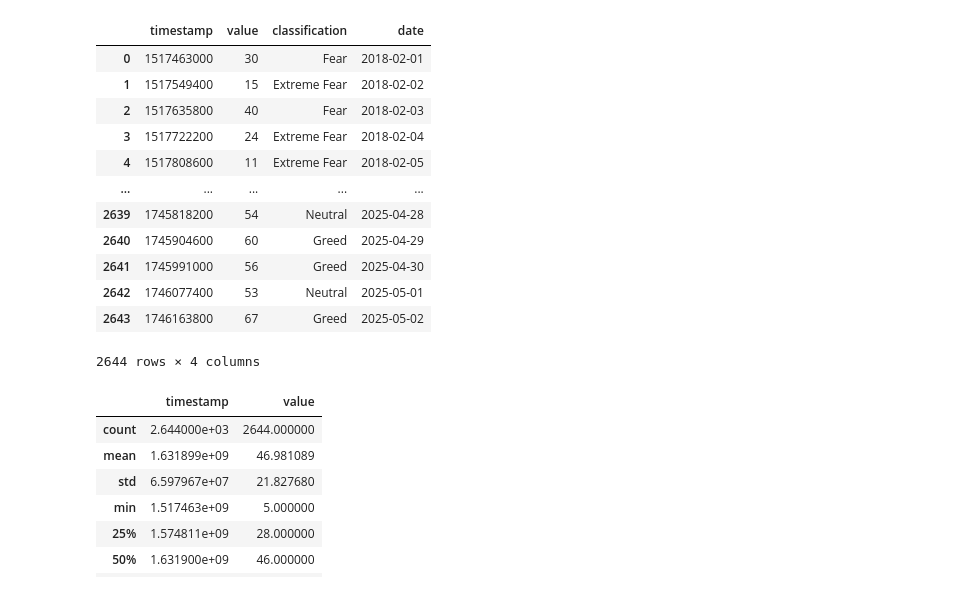
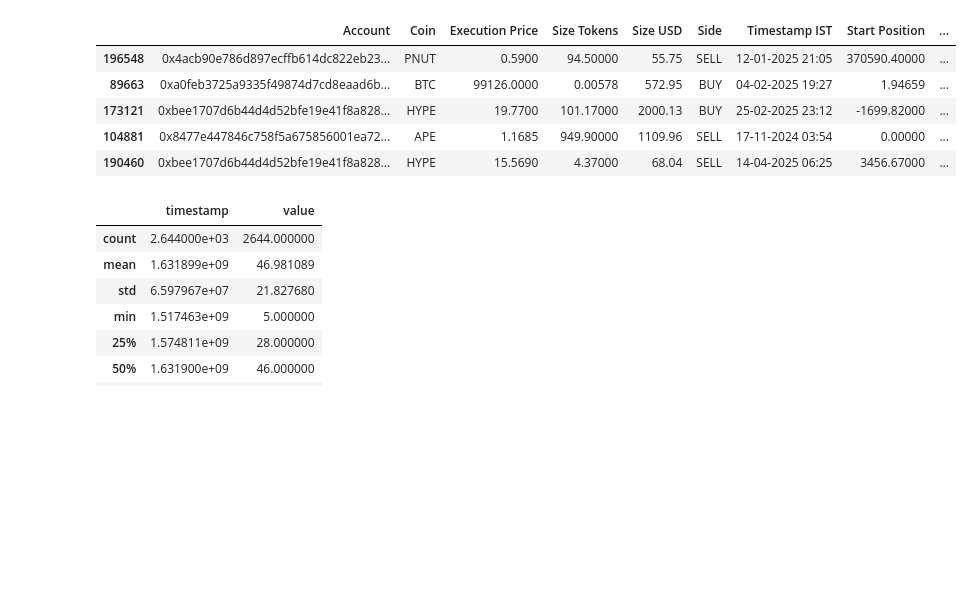
Before and after one commit to Krishsharmacse/Prime-Trade-AI, a Jupyter notebook: experiment.ipynb, the cells around one changed output. Saved outputs shown, nothing was run; the diff lists cells and outputs as text; code cells hidden in the pictures; blank space fills up the shorter version.

```diff
--- a/experiment.ipynb
+++ b/experiment.ipynb
@@ -6,22 +11,15 @@ import matplotlib as mlt
 # %%
-greed_df=pd.read_csv("fear_greed_index.csv")
-history_df=pd.read_csv("historical_data.csv")
+historical = pd.read_csv('historical_data.csv')
+fear_greed = pd.read_csv('fear_greed_index.csv')
 # %%
-greed_df
+historical.sample(5)
 # %% [output]
-|  | timestamp | value | classification | date |
-| 0 | 1517463000 | 30 | Fear | 2018-02-01 |
-| 1 | 1517549400 | 15 | Extreme Fear | 2018-02-02 |
-| 2 | 1517635800 | 40 | Fear | 2018-02-03 |
-| 3 | 1517722200 | 24 | Extreme Fear | 2018-02-04 |
-| 4 | 1517808600 | 11 | Extreme Fear | 2018-02-05 |
-| ... | ... | ... | ... | ... |
-| 2639 | 1745818200 | 54 | Neutral | 2025-04-28 |
-| 2640 | 1745904600 | 60 | Greed | 2025-04-29 |
-| 2641 | 1745991000 | 56 | Greed | 2025-04-30 |
-| 2642 | 1746077400 | 53 | Neutral | 2025-05-01 |
-| 2643 | 1746163800 | 67 | Greed | 2025-05-02 |
+|  | Account | Coin | Execution Price | Size Tokens | Size USD | Side | Timestamp IST | Start Position | ... |
+| 196548 | 0x4acb90e786d897ecffb614dc822eb23... | PNUT | 0.5900 | 94.50000 | 55.75 | SELL | 12-01-2025 21:05 | 370590.40000 | ... |
+| 89663 | 0xa0feb3725a9335f49874d7cd8eaad6b... | BTC | 99126.0000 | 0.00578 | 572.95 | BUY | 04-02-2025 19:27 | 1.94659 | ... |
+| 173121 | 0xbee1707d6b44d4d52bfe19e41f8a828... | HYPE | 19.7700 | 101.17000 | 2000.13 | BUY | 25-02-2025 23:12 | -1699.82000 | ... |
+| 104881 | 0x8477e447846c758f5a675856001ea72... | APE | 1.1685 | 949.90000 | 1109.96 | SELL | 17-11-2024 03:54 | 0.00000 | ... |
+| 190460 | 0xbee1707d6b44d4d52bfe19e41f8a828... | HYPE | 15.5690 | 4.37000 | 68.04 | SELL | 14-04-2025 06:25 | 3456.67000 | ... |
-2644 rows × 4 columns
 # %%
 greed_df.describe()
 # %% [output]
```
Also changed, not shown: parts of 4 cells of this notebook, 22 other files.
